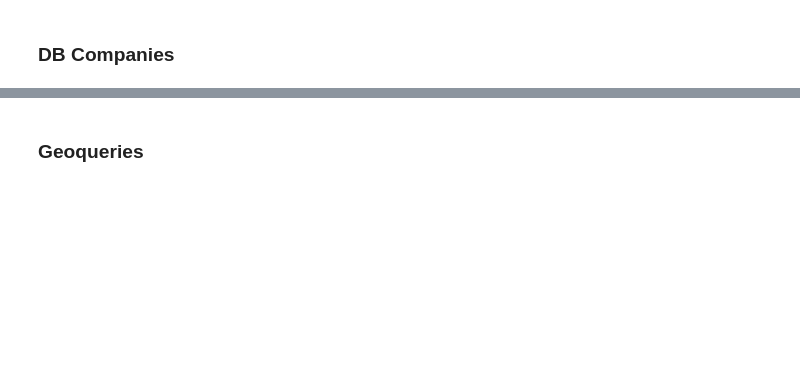
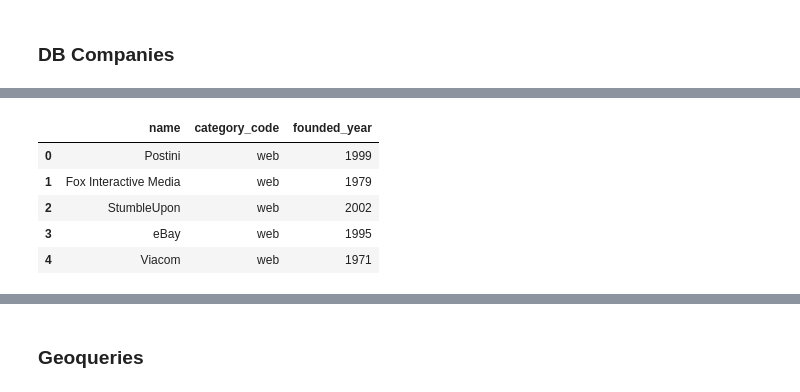
Before and after one commit to Ironhack-Data-Madrid-Abril-2023/apuntes_clase, a Jupyter notebook: semana_3/4.1 - MongoDB.ipynb, the cells around one changed output, grey strips where cells are left out. Saved outputs shown, nothing was run; the diff lists cells and outputs as text; code cells hidden in the pictures; blank space fills up the shorter version.

```diff
--- a/semana_3/4.1 - MongoDB.ipynb
+++ b/semana_3/4.1 - MongoDB.ipynb
@@ -136,0 +405,4 @@ list
+# %%
+db=cursor.companies
+# %%
+colec=db.companies
@@ -136,0 +444,15 @@ list
+# %%
+# select founded_year, name
+# from colec where category_code=web and founded_year<=2002 limit 10;
+
+# por "filas", dame los registros category_code
+query={'$and': [{'category_code': 'web'},
+                {'founded_year': {'$lte': 2002}}]}
+
+
+# por columnas, dame solo las dos columnas
+select={'name': True, 'founded_year': True, 'category_code': True, '_id': False}
+
+
+
+list(colec.find(query, select).limit(10))
@@ -136,0 +472,13 @@ list
+# %%
+import pandas as pd
+
+df=pd.DataFrame(colec.find(query, select))
+
+df.head()
+# %% [output]
+|  | name | category_code | founded_year |
+| 0 | Postini | web | 1999 |
+| 1 | Fox Interactive Media | web | 1979 |
+| 2 | StumbleUpon | web | 2002 |
+| 3 | eBay | web | 1995 |
+| 4 | Viacom | web | 1971 |
```
Also changed, not shown: parts of 36 cells of this notebook.
